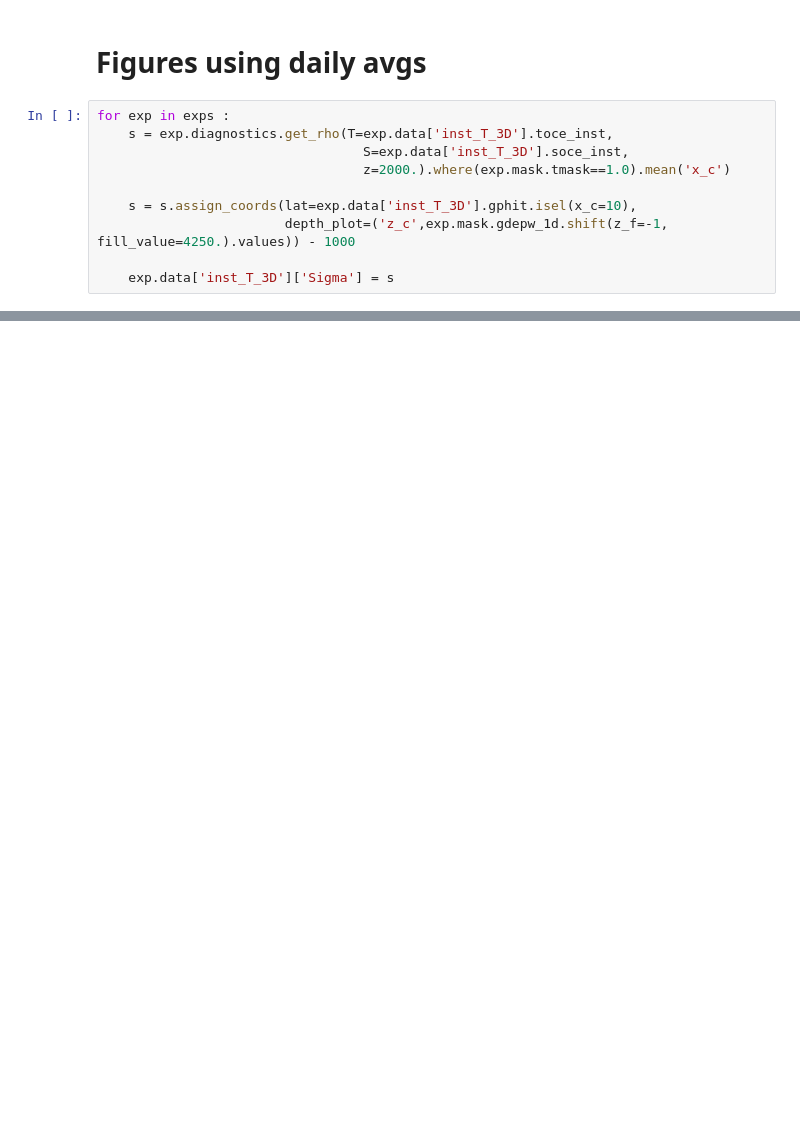
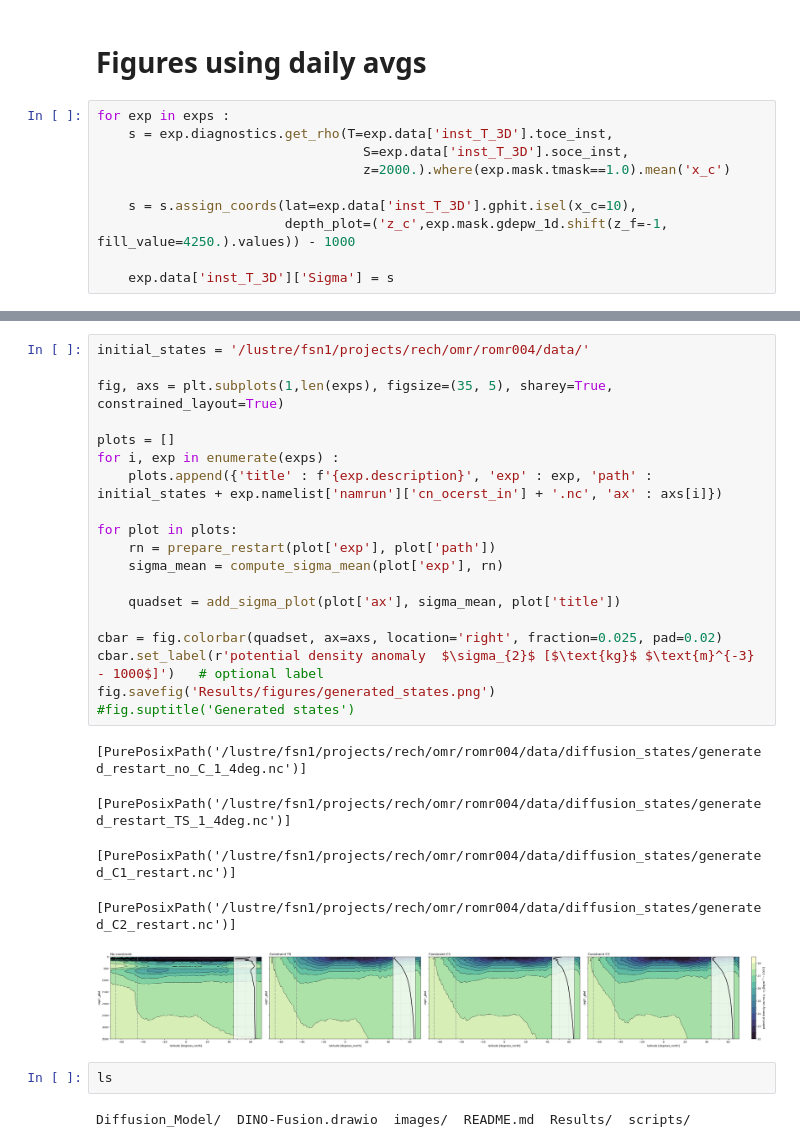
Before and after one commit to Etienne-Meunier/DINO-Fusion, a Jupyter notebook: Results/notebooks/ComputeDensity.ipynb, the cells around one changed output, grey strips where cells are left out. Cells and saved outputs as stored; diff of their text form; blank space fills up the shorter version.

Commit message:
Compute Density

```diff
--- a/Results/notebooks/ComputeDensity.ipynb
+++ b/Results/notebooks/ComputeDensity.ipynb
@@ -147,0 +250,29 @@ cbar1 = fig_dense.colorbar(a, ax=axs, label=r'Potential density anomaly  $\sigma
+# %%
+initial_states = '/lustre/fsn1/projects/rech/omr/romr004/data/'
+
+fig, axs = plt.subplots(1,len(exps), figsize=(35, 5), sharey=True, constrained_layout=True)
+
+plots = []
+for i, exp in enumerate(exps) :
+    plots.append({'title' : f'{exp.description}', 'exp' : exp, 'path' : initial_states + exp.namelist['namrun']['cn_ocerst_in'] + '.nc', 'ax' : axs[i]})
+
+for plot in plots:
+    rn = prepare_restart(plot['exp'], plot['path'])
+    sigma_mean = compute_sigma_mean(plot['exp'], rn)
+
+    quadset = add_sigma_plot(plot['ax'], sigma_mean, plot['title'])
+
+cbar = fig.colorbar(quadset, ax=axs, location='right', fraction=0.025, pad=0.02)
+cbar.set_label(r'potential density anomaly  $\sigma_{2}$ [$\text{kg}$ $\text{m}^{-3} - 1000$]')   # optional label
+fig.savefig('Results/figures/generated_states.png')
+#fig.suptitle('Generated states')
+# %% [output]
+[PurePosixPath('/lustre/fsn1/projects/rech/omr/romr004/data/diffusion_states/generated_restart_no_C_1_4deg.nc')]
+[PurePosixPath('/lustre/fsn1/projects/rech/omr/romr004/data/diffusion_states/generated_restart_TS_1_4deg.nc')]
+[PurePosixPath('/lustre/fsn1/projects/rech/omr/romr004/data/diffusion_states/generated_C1_restart.nc')]
+[PurePosixPath('/lustre/fsn1/projects/rech/omr/romr004/data/diffusion_states/generated_C2_restart.nc')]
+[figure, added]
+# %%
+ls
+# %% [output]
+Diffusion_Model/  DINO-Fusion.drawio  images/  README.md  Results/  scripts/
```
Also changed, not shown: parts of 14 cells of this notebook, 1 other file.
